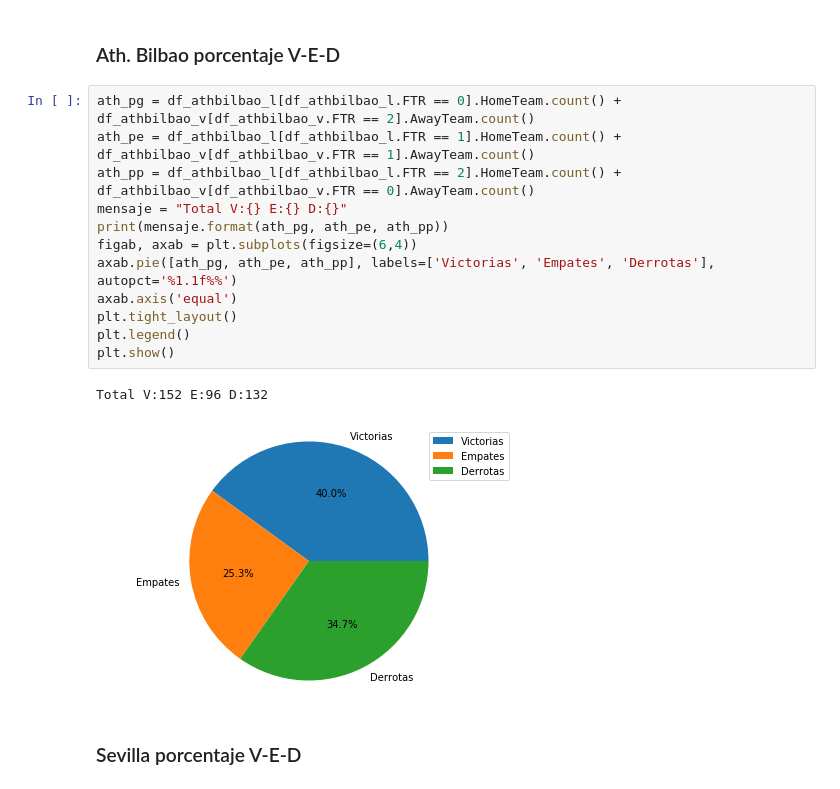
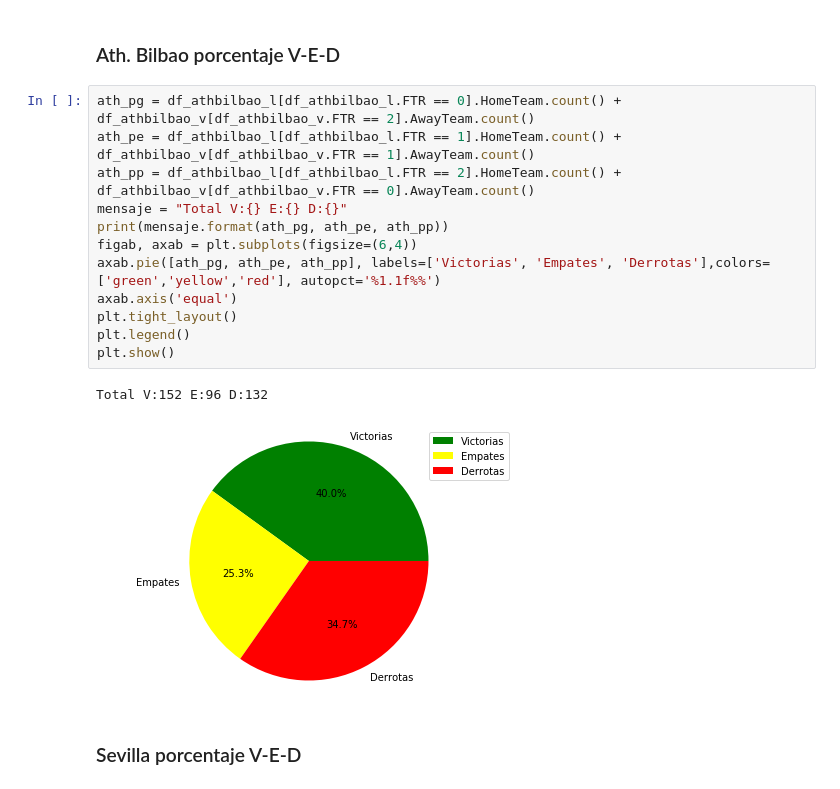
Before and after one commit to m1gu3lfj/Python-Analisis-LaLiga, a Jupyter notebook: AnalisisLaLiga.ipynb, the cells around one changed output. Cells and saved outputs as stored; diff of their text form.

```diff
--- a/AnalisisLaLiga.ipynb
+++ b/AnalisisLaLiga.ipynb
@@ -353,18 +353,18 @@ Total V:174 E:96 D:110
 # %%
 ath_pg = df_athbilbao_l[df_athbilbao_l.FTR == 0].HomeTeam.count() + df_athbilbao_v[df_athbilbao_v.FTR == 2].AwayTeam.count()
 ath_pe = df_athbilbao_l[df_athbilbao_l.FTR == 1].HomeTeam.count() + df_athbilbao_v[df_athbilbao_v.FTR == 1].AwayTeam.count()
 ath_pp = df_athbilbao_l[df_athbilbao_l.FTR == 2].HomeTeam.count() + df_athbilbao_v[df_athbilbao_v.FTR == 0].AwayTeam.count()
 mensaje = "Total V:{} E:{} D:{}"
 print(mensaje.format(ath_pg, ath_pe, ath_pp))
 figab, axab = plt.subplots(figsize=(6,4))
-axab.pie([ath_pg, ath_pe, ath_pp], labels=['Victorias', 'Empates', 'Derrotas'], autopct='%1.1f%%')
+axab.pie([ath_pg, ath_pe, ath_pp], labels=['Victorias', 'Empates', 'Derrotas'],colors=['green','yellow','red'], autopct='%1.1f%%')
 axab.axis('equal')
 plt.tight_layout()
 plt.legend()
 plt.show()
 # %% [output]
 Total V:152 E:96 D:132
-[figure, old version]
+[figure, new version]
 # %% [markdown]
 ### Sevilla porcentaje V-E-D
 # %%
```
Also changed, not shown: parts of 14 cells of this notebook.
